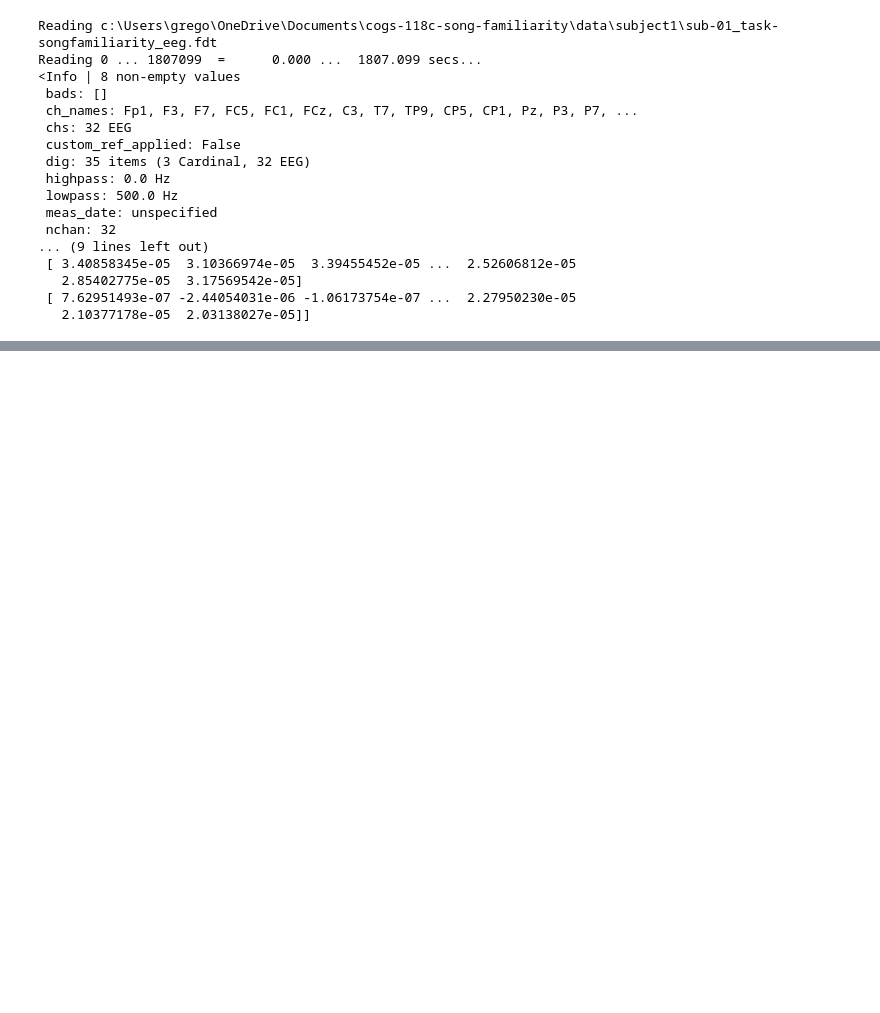
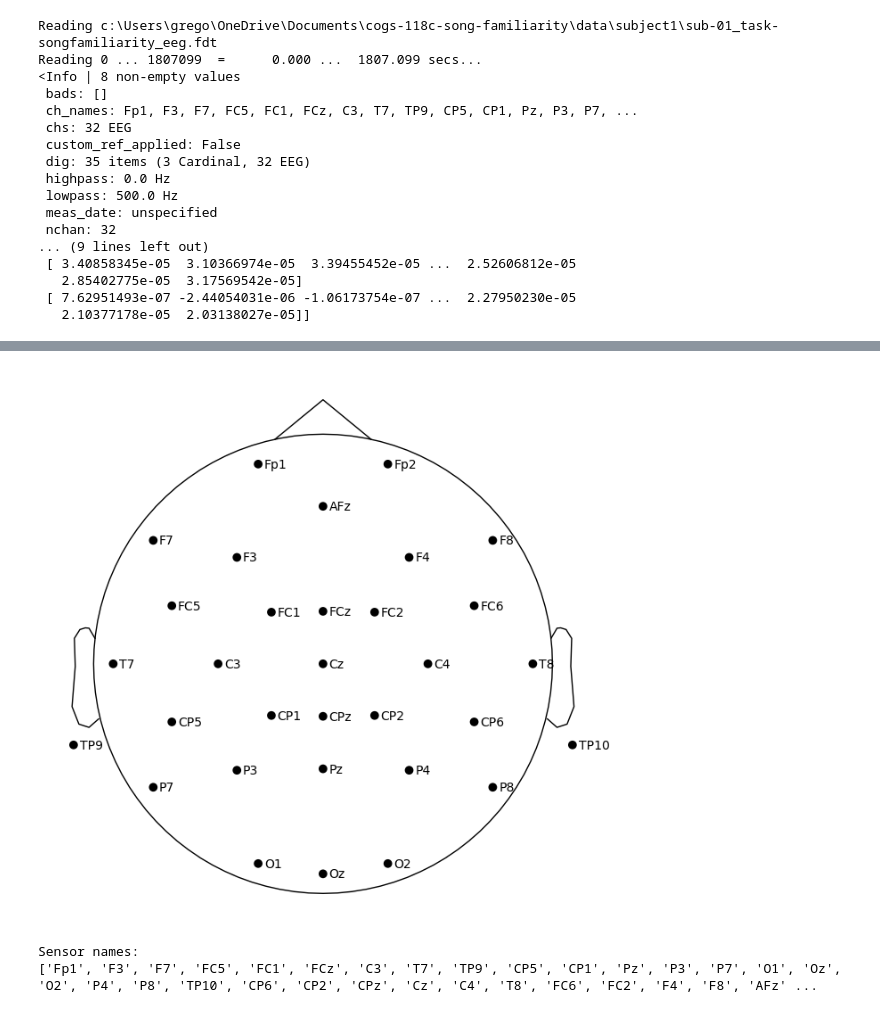
Before and after one commit to gregoryweber/cogs-118c-song-familiarity, a Jupyter notebook: main.ipynb, the cells around one changed output, grey strips where cells are left out. Saved outputs shown, nothing was run; the diff lists cells and outputs as text; code cells hidden in the pictures; blank space fills up the shorter version.

```diff
--- a/main.ipynb
+++ b/main.ipynb
@@ -29,0 +59,9 @@ Reading 0 ... 1807099  =      0.000 ...  1807.099 secs...
+# %%
+# Plot electrode positions on a head
+a = raw.plot_sensors(show_names=True)
+print("\nSensor names:")
+print(raw.ch_names)
+# %% [output]
+[figure, added]
+Sensor names:
+['Fp1', 'F3', 'F7', 'FC5', 'FC1', 'FCz', 'C3', 'T7', 'TP9', 'CP5', 'CP1', 'Pz', 'P3', 'P7', 'O1', 'Oz', 'O2', 'P4', 'P8', 'TP10', 'CP6', 'CP2', 'CPz', 'Cz', 'C4', 'T8', 'FC6', 'FC2', 'F4', 'F8', 'AFz' ...
```
Also changed, not shown: parts of 9 cells of this notebook.
